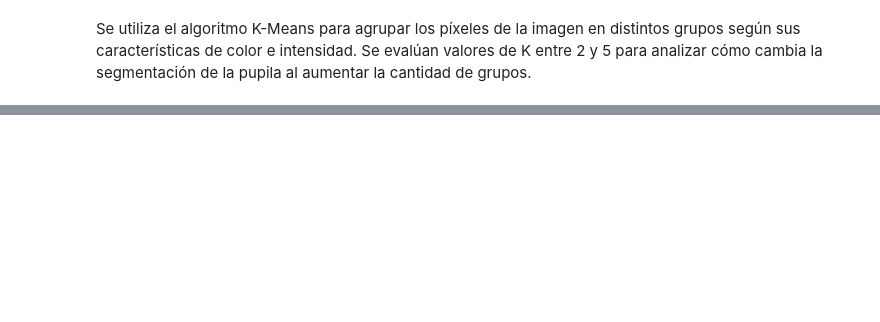
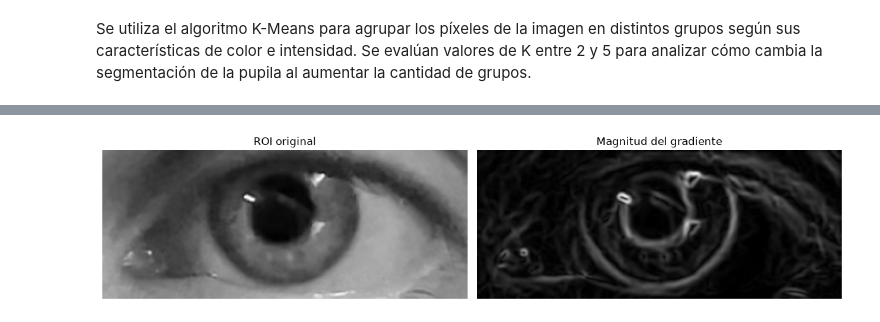
Before and after one commit to valjeon/PSIB_Guia_Imag_Biomed_Grupo15, a Jupyter notebook: notebooks/modulo2.ipynb, the cells around one changed output, grey strips where cells are left out. Saved outputs shown, nothing was run; the diff lists cells and outputs as text; code cells hidden in the pictures; blank space fills up the shorter version.

```diff
--- a/notebooks/modulo2.ipynb
+++ b/notebooks/modulo2.ipynb
@@ -263,0 +209,46 @@ plt.show()
+# %%
+# Gradiente horizontal y vertical
+grad_x = cv2.Sobel(
+    roi_suavizada,
+    cv2.CV_64F,
+    1, 0,
+    ksize=7
+)
+
+grad_y = cv2.Sobel(
+    roi_suavizada,
+    cv2.CV_64F,
+    0, 1,
+    ksize=7
+)
+
+# Magnitud del gradiente
+gradiente = cv2.magnitude(
+    grad_x.astype(np.float32),
+    grad_y.astype(np.float32)
+)
+
+# Normalización para visualizar
+gradiente_norm = cv2.normalize(
+    gradiente,
+    None,
+    0, 255,
+    cv2.NORM_MINMAX
+).astype(np.uint8)
+
+plt.figure(figsize=(12, 5))
+
+plt.subplot(1, 2, 1)
+plt.imshow(roi_gray, cmap="gray")
+plt.title("ROI original")
+plt.axis("off")
+
+plt.subplot(1, 2, 2)
+plt.imshow(gradiente_norm, cmap="gray")
+plt.title("Magnitud del gradiente")
+plt.axis("off")
+
+plt.tight_layout()
+plt.show()
+# %% [output]
+[figure, added]
```
Also changed, not shown: parts of 14 cells of this notebook, 3 other files.
